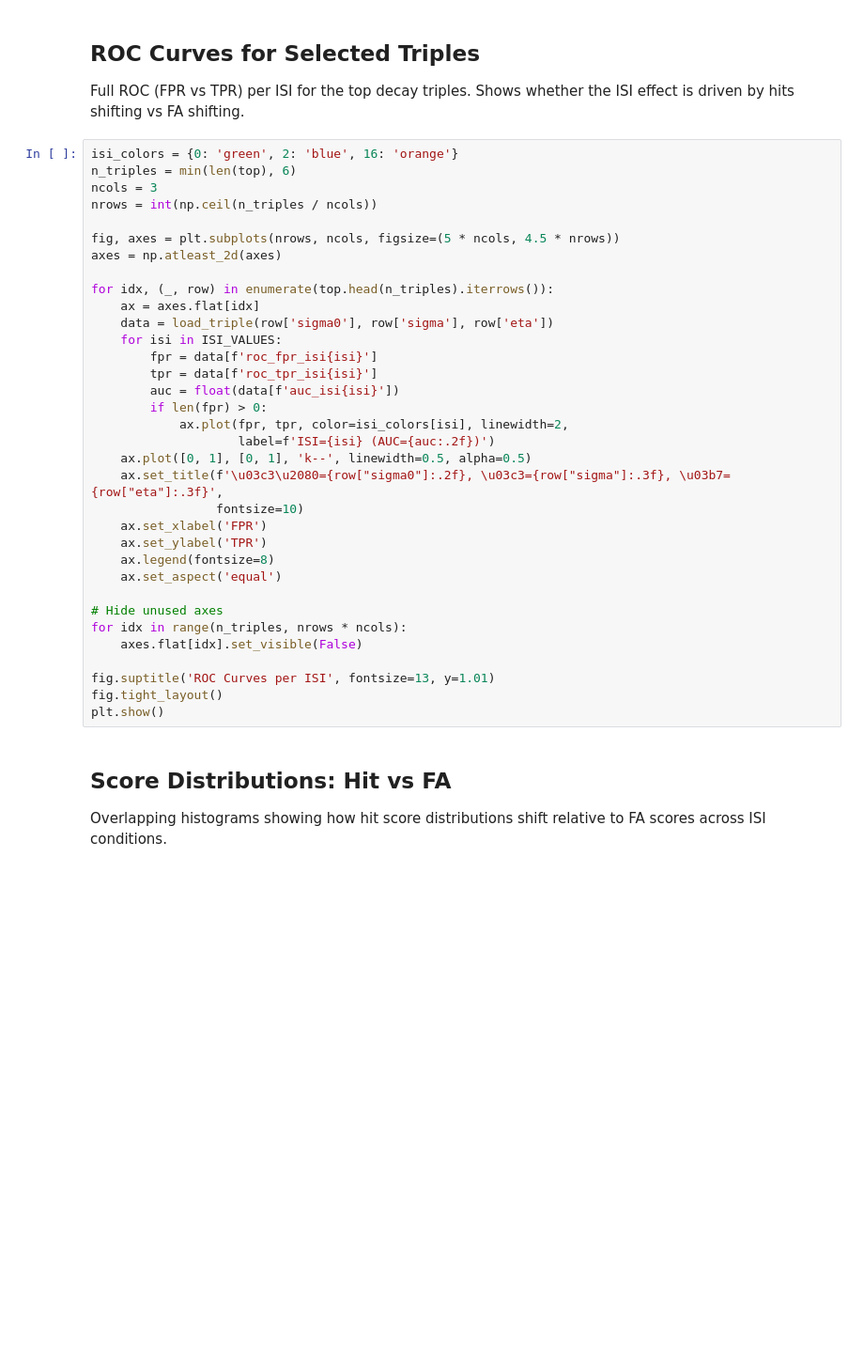
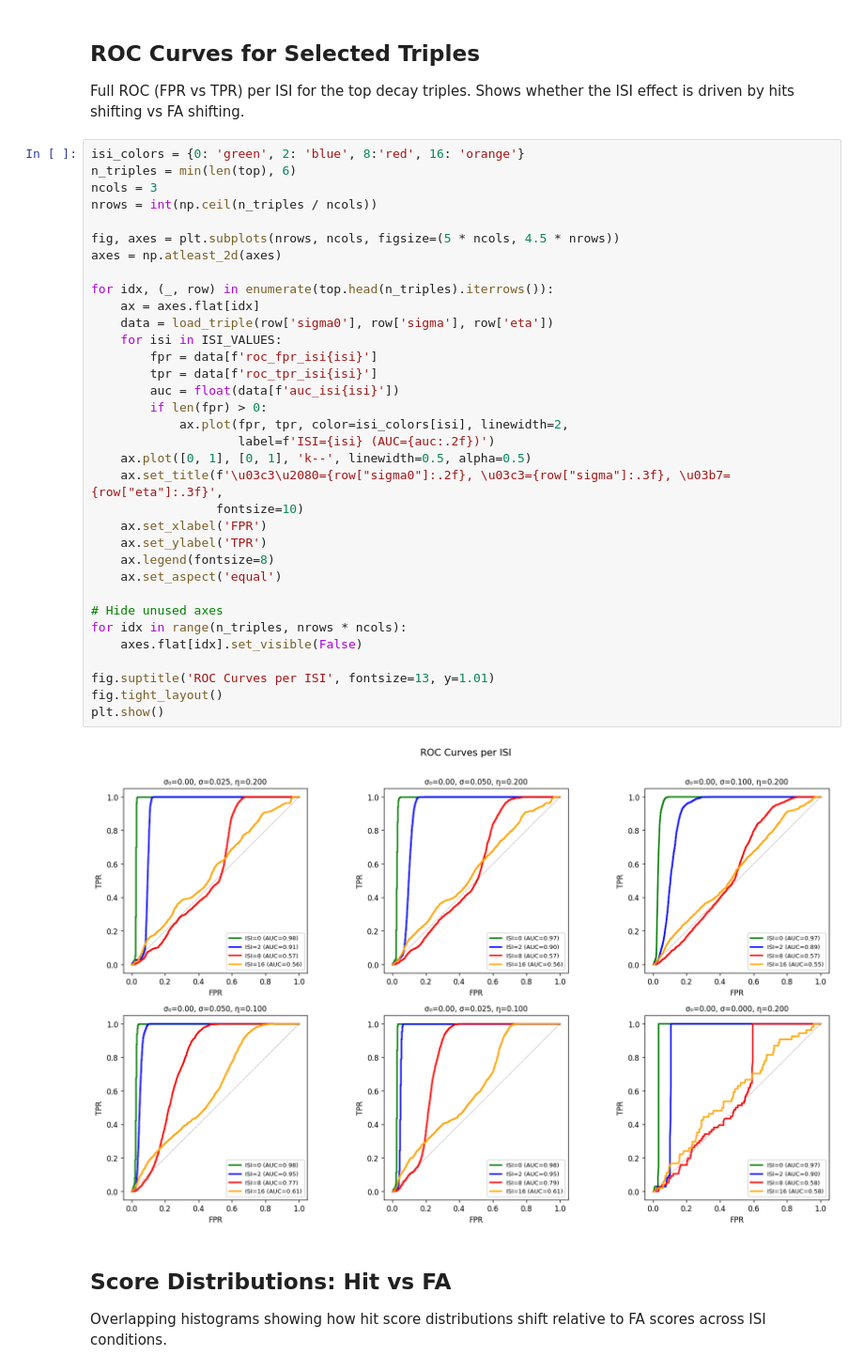
Before and after one commit to bjmedina/memory, a Jupyter notebook: notebooks/2026-03-17_grid-search-analysis.ipynb, the cells around one changed output. Shown at 94% size. Drawn from its saved outputs; the diff is of its cells as text; blank space fills up the shorter version.

```diff
--- a/notebooks/2026-03-17_grid-search-analysis.ipynb
+++ b/notebooks/2026-03-17_grid-search-analysis.ipynb
@@ -154,39 +179,41 @@ plt.show()
 
 Full ROC (FPR vs TPR) per ISI for the top decay triples. Shows whether the ISI effect is driven by hits shifting vs FA shifting.
 # %%
-isi_colors = {0: 'green', 2: 'blue', 16: 'orange'}
+isi_colors = {0: 'green', 2: 'blue', 8:'red', 16: 'orange'}
 n_triples = min(len(top), 6)
 ncols = 3
 nrows = int(np.ceil(n_triples / ncols))
 
 fig, axes = plt.subplots(nrows, ncols, figsize=(5 * ncols, 4.5 * nrows))
 axes = np.atleast_2d(axes)
 
 for idx, (_, row) in enumerate(top.head(n_triples).iterrows()):
     ax = axes.flat[idx]
     data = load_triple(row['sigma0'], row['sigma'], row['eta'])
     for isi in ISI_VALUES:
         fpr = data[f'roc_fpr_isi{isi}']
         tpr = data[f'roc_tpr_isi{isi}']
         auc = float(data[f'auc_isi{isi}'])
         if len(fpr) > 0:
             ax.plot(fpr, tpr, color=isi_colors[isi], linewidth=2,
                     label=f'ISI={isi} (AUC={auc:.2f})')
     ax.plot([0, 1], [0, 1], 'k--', linewidth=0.5, alpha=0.5)
     ax.set_title(f'\u03c3\u2080={row["sigma0"]:.2f}, \u03c3={row["sigma"]:.3f}, \u03b7={row["eta"]:.3f}',
                  fontsize=10)
     ax.set_xlabel('FPR')
     ax.set_ylabel('TPR')
     ax.legend(fontsize=8)
     ax.set_aspect('equal')
 
 # Hide unused axes
 for idx in range(n_triples, nrows * ncols):
     axes.flat[idx].set_visible(False)
 
 fig.suptitle('ROC Curves per ISI', fontsize=13, y=1.01)
 fig.tight_layout()
 plt.show()
+# %% [output]
+[figure, added]
 # %% [markdown]
 ## Score Distributions: Hit vs FA
 
```
Also changed, not shown: parts of 7 cells of this notebook.
